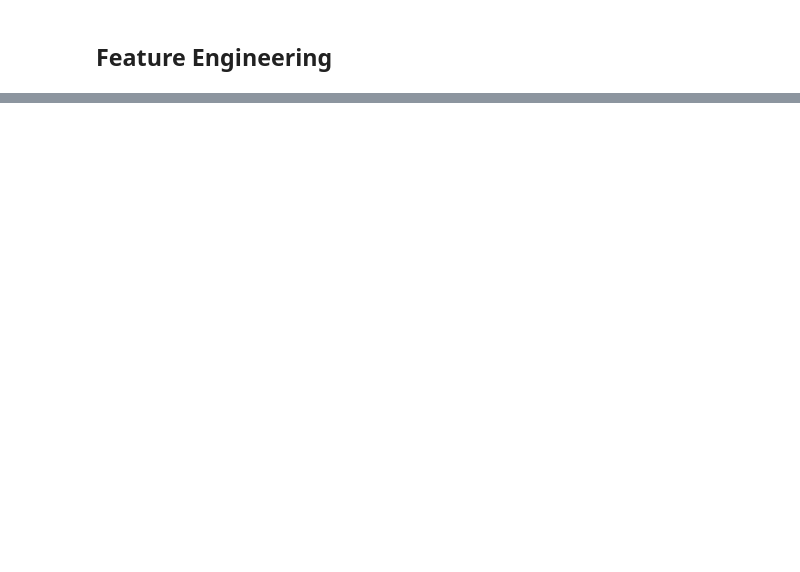
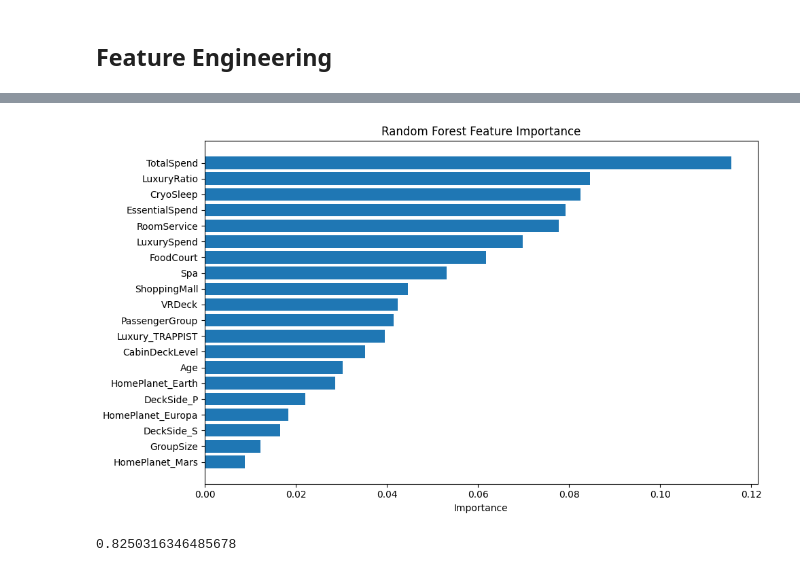
Before and after one commit to smc8501/spaceship-titanic, a Jupyter notebook: spaceship-titanic-notebook.ipynb, the cells around one changed output, grey strips where cells are left out. Drawn from its saved outputs; the diff is of its cells as text; code cells hidden in the pictures; blank space fills up the shorter version.

```diff
--- a/spaceship-titanic-notebook.ipynb
+++ b/spaceship-titanic-notebook.ipynb
@@ -431,6 +392,3 @@ test_data_transformed
-# %%
-rf_clf_best.fit(X_reduced,y)
-test_preds = rf_clf_best.predict(test_data_transformed)
 # %%
 def get_rf_feature_importance(X,y,rf):
     rf.fit(X,y)
@@ -454,3 +408,5 @@ print(importance_df)
+# %%
+rf, importance_df = get_rf_feature_importance(X,y,rf_clf_best)
 # %%
 import matplotlib.pyplot as plt
 
@@ -497,0 +547,6 @@ perm_importance_df
+# %%
+rf, importance_df = get_rf_feature_importance(X,y,rf_clf_best)
+# %%
+plot_rf_importance(importance_df, top_n=20)
+# %% [output]
+[figure, added]
@@ -497,0 +555,5 @@ perm_importance_df
+# %%
+rf_clf_best.fit(train_data_transformed_2,y)
+rf_clf_best.score(train_data_transformed_2,y)
+# %% [output]
+0.8250316346485678
```
Also changed, not shown: parts of 49 cells of this notebook, 1 other file.
